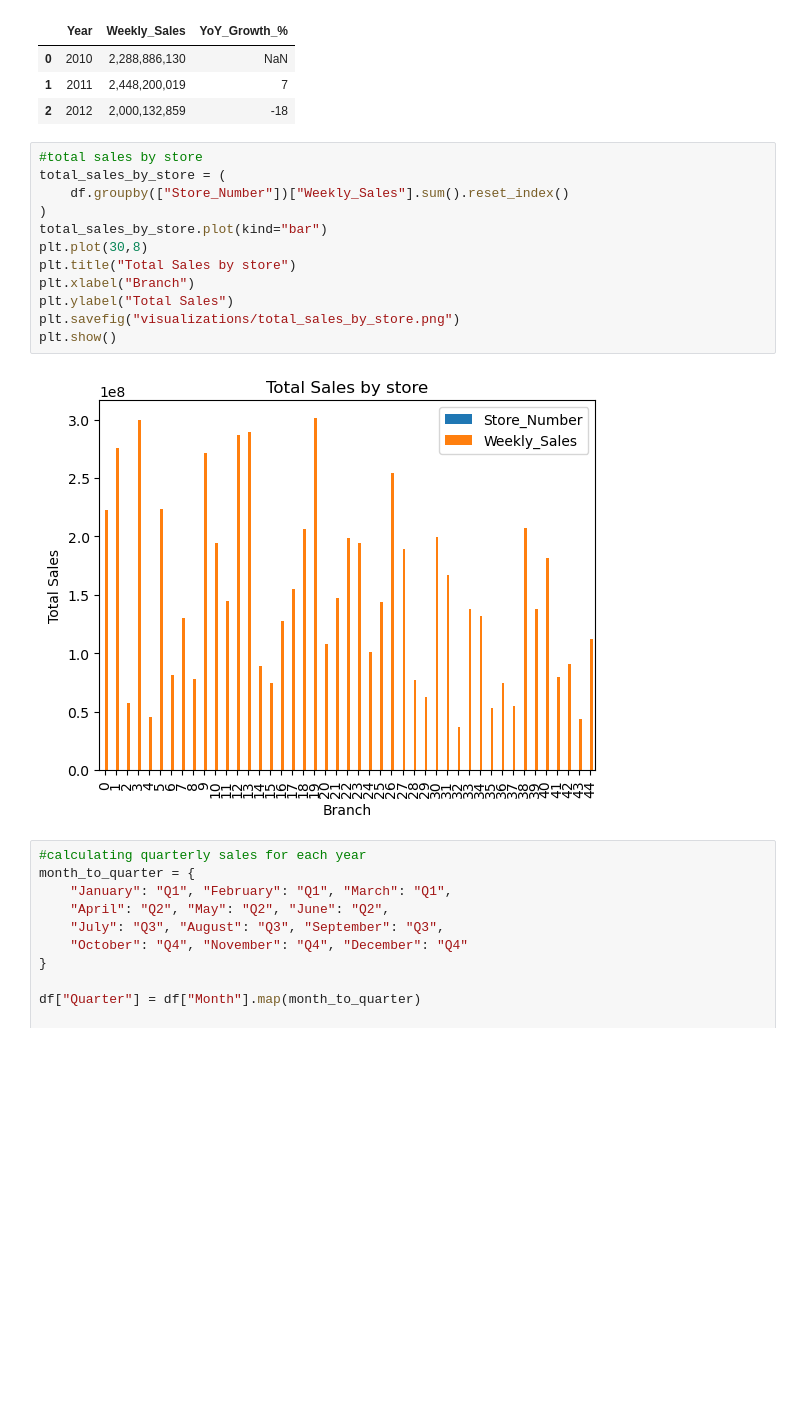
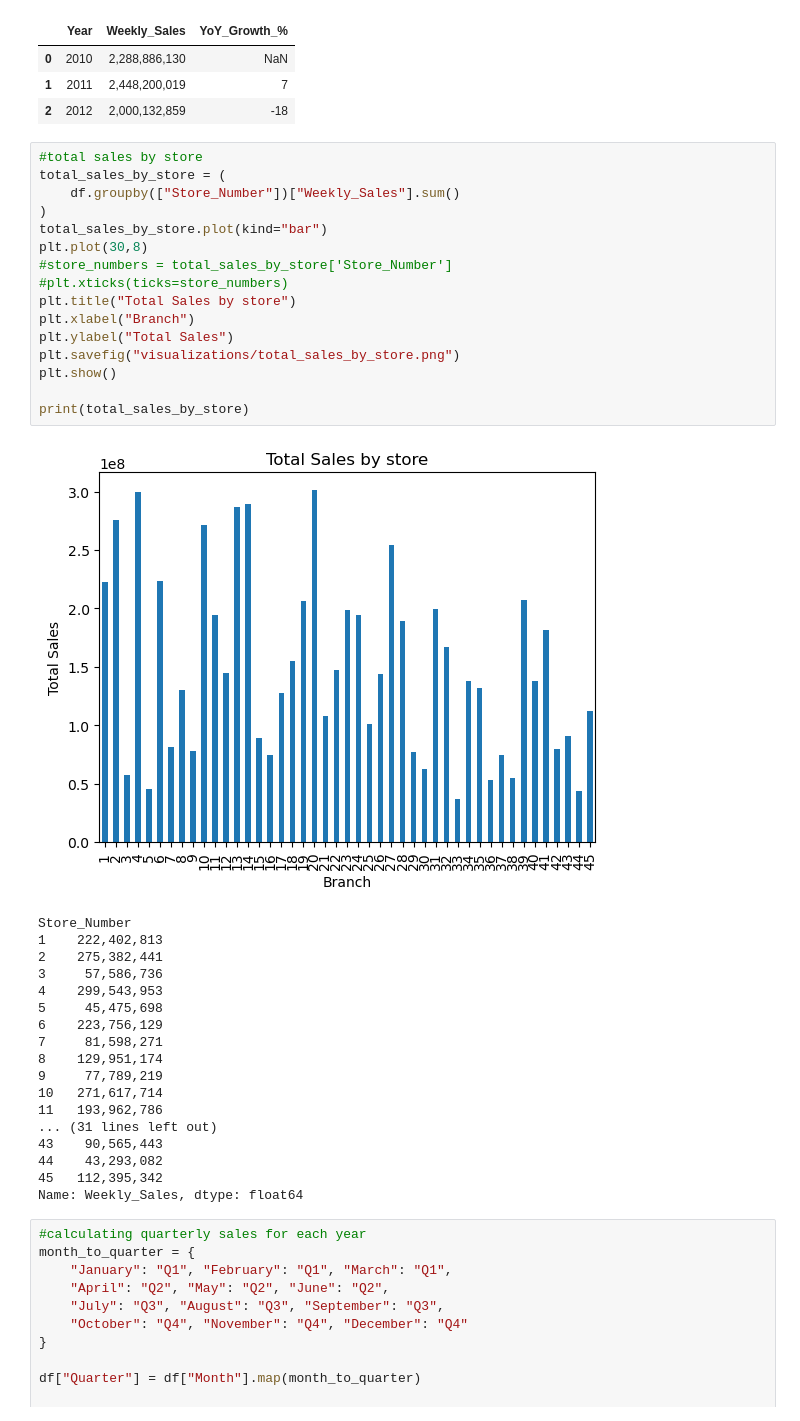
Before and after one commit to Hemadarshni/Week-4-Data-Visualization, a Jupyter notebook: Ecommerce_Sales_Analysis.ipynb, the cells around one changed output. Drawn from its saved outputs; the diff is of its cells as text; blank space fills up the shorter version.

```diff
--- a/Ecommerce_Sales_Analysis.ipynb
+++ b/Ecommerce_Sales_Analysis.ipynb
@@ -135,17 +135,38 @@ total_yearly_sales
 # %%
 #total sales by store
 total_sales_by_store = (
-    df.groupby(["Store_Number"])["Weekly_Sales"].sum().reset_index()
+    df.groupby(["Store_Number"])["Weekly_Sales"].sum()
 )
 total_sales_by_store.plot(kind="bar")
 plt.plot(30,8)
+#store_numbers = total_sales_by_store['Store_Number']
+#plt.xticks(ticks=store_numbers)
 plt.title("Total Sales by store")
 plt.xlabel("Branch")
 plt.ylabel("Total Sales")
 plt.savefig("visualizations/total_sales_by_store.png")
 plt.show()
+
+print(total_sales_by_store)
 # %% [output]
-[figure, old version]
+[figure, new version]
+Store_Number
+1    222,402,813
+2    275,382,441
+3     57,586,736
+4    299,543,953
+5     45,475,698
+6    223,756,129
+7     81,598,271
+8    129,951,174
+9     77,789,219
+10   271,617,714
+11   193,962,786
+... (31 lines left out)
+43    90,565,443
+44    43,293,082
+45   112,395,342
+Name: Weekly_Sales, dtype: float64
 # %%
 #calculating quarterly sales for each year
 month_to_quarter = {
```
Also changed, not shown: parts of 4 cells of this notebook.
